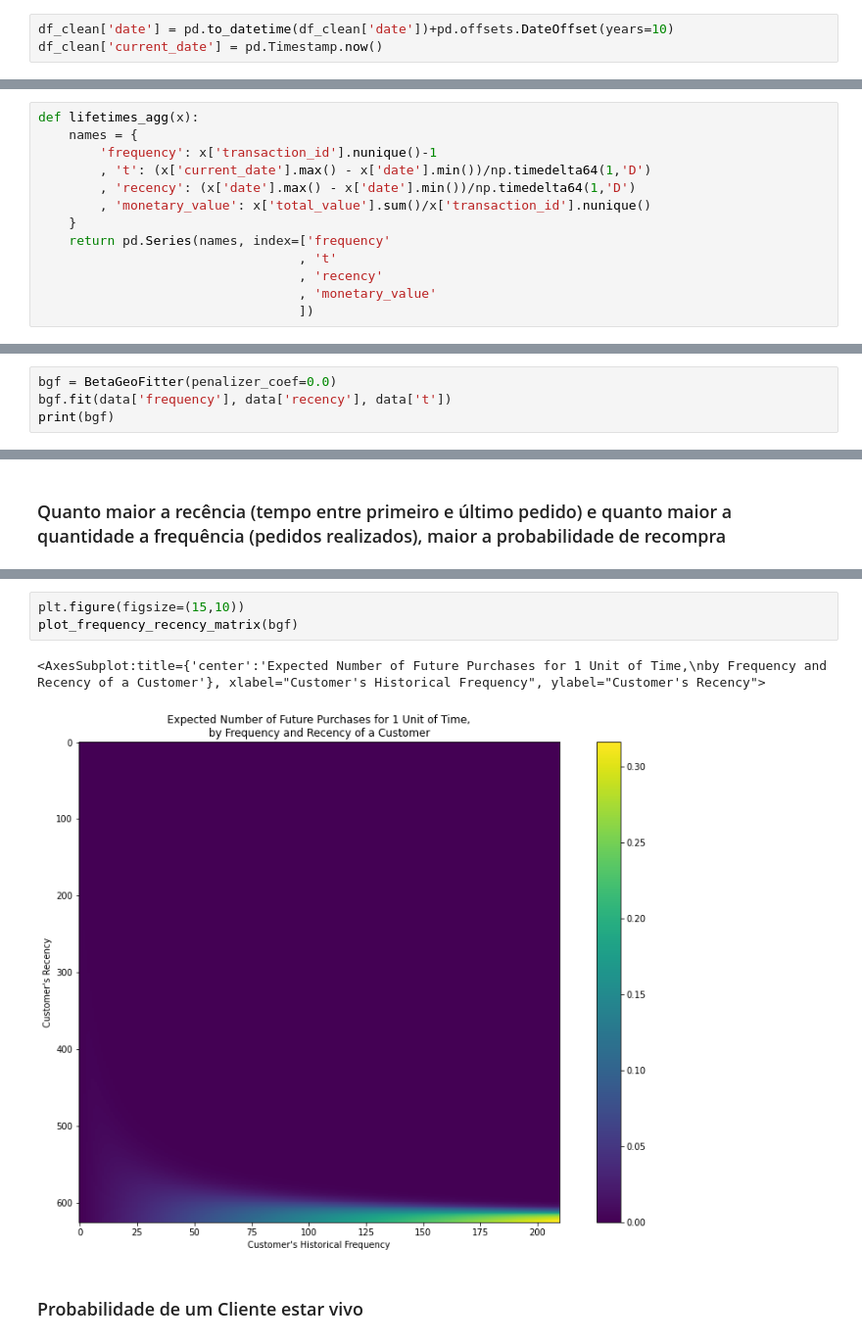
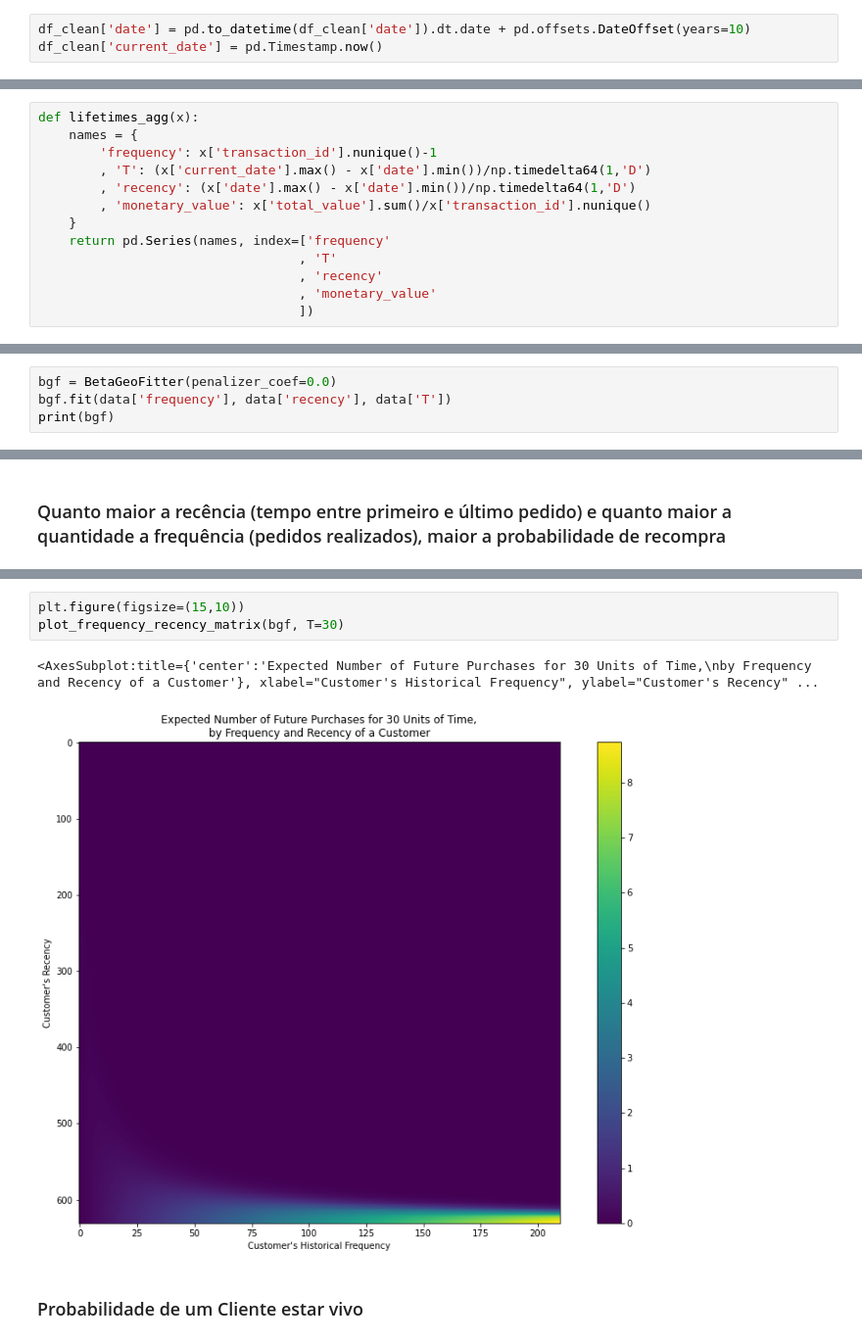
Before and after one commit to bruno-curta/fiap-live-class-machine-learning, a Jupyter notebook: live_class_case_2022_08.ipynb, the cells around one changed output, grey strips where cells are left out. Shown at 98% size. Saved outputs shown, nothing was run; the diff lists cells and outputs as text.

```diff
--- a/live_class_case_2022_08.ipynb
+++ b/live_class_case_2022_08.ipynb
@@ -114,7 +115,7 @@ df_clean['total_value'] = df_clean['quantity']*df_clean['price']
 ### Ajustes nos tipos de datas e criação da data atual
 Como os dados eram antigos, fiz um ajuste nas datas (+10 anos) apenas para trazer mais ao presente
 # %%
-df_clean['date'] = pd.to_datetime(df_clean['date'])+pd.offsets.DateOffset(years=10)
+df_clean['date'] = pd.to_datetime(df_clean['date']).dt.date + pd.offsets.DateOffset(years=10)
 df_clean['current_date'] = pd.Timestamp.now()
 # %% [markdown]
 # Análises Descritivas
@@ -507,12 +508,12 @@ Para usar o Lifetimes precisamos fazer algumas pequenas adaptações nas variáv
 def lifetimes_agg(x):
     names = {
         'frequency': x['transaction_id'].nunique()-1
-        , 't': (x['current_date'].max() - x['date'].min())/np.timedelta64(1,'D')
+        , 'T': (x['current_date'].max() - x['date'].min())/np.timedelta64(1,'D')
         , 'recency': (x['date'].max() - x['date'].min())/np.timedelta64(1,'D')
         , 'monetary_value': x['total_value'].sum()/x['transaction_id'].nunique()
     }
     return pd.Series(names, index=['frequency'
-                                  , 't'
+                                  , 'T'
                                   , 'recency'
                                   , 'monetary_value'
                                   ])
@@ -541,6 +548,6 @@ data['recency'] = np.where(data['recency']<0.001, 0, data['recency'])
 from lifetimes import BetaGeoFitter
 # %%
 bgf = BetaGeoFitter(penalizer_coef=0.0)
-bgf.fit(data['frequency'], data['recency'], data['t'])
+bgf.fit(data['frequency'], data['recency'], data['T'])
 print(bgf)
 # %% [output]
@@ -562,10 +569,10 @@ from lifetimes.plotting import plot_frequency_recency_matrix
                             , plot_history_alive
 # %%
 plt.figure(figsize=(15,10))
-plot_frequency_recency_matrix(bgf)
+plot_frequency_recency_matrix(bgf, T=30)
 # %% [output]
-<AxesSubplot:title={'center':'Expected Number of Future Purchases for 1 Unit of Time,\nby Frequency and Recency of a Customer'}, xlabel="Customer's Historical Frequency", ylabel="Customer's Recency">
+<AxesSubplot:title={'center':'Expected Number of Future Purchases for 30 Units of Time,\nby Frequency and Recency of a Customer'}, xlabel="Customer's Historical Frequency", ylabel="Customer's Recency" ...
-[figure, old version]
+[figure, new version]
 # %% [markdown]
 ### Probabilidade de um Cliente estar vivo
 # %%
```
Also changed, not shown: parts of 49 cells of this notebook, 1 other file.
